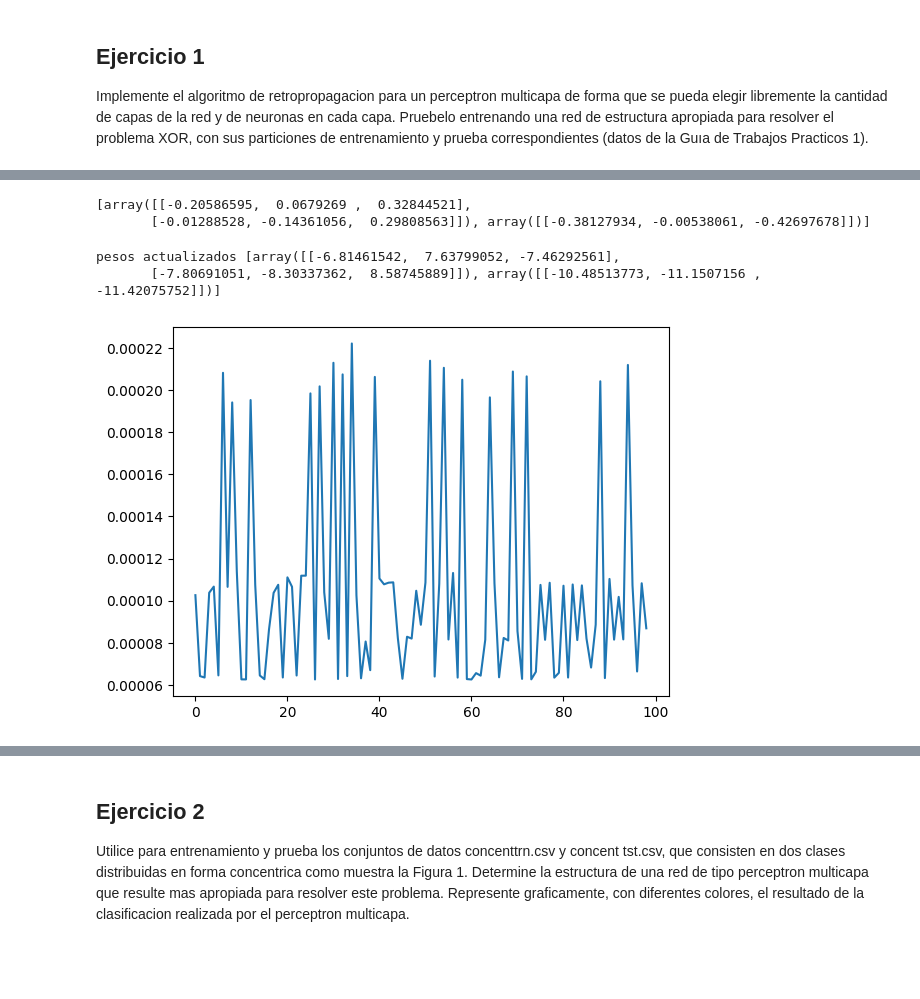
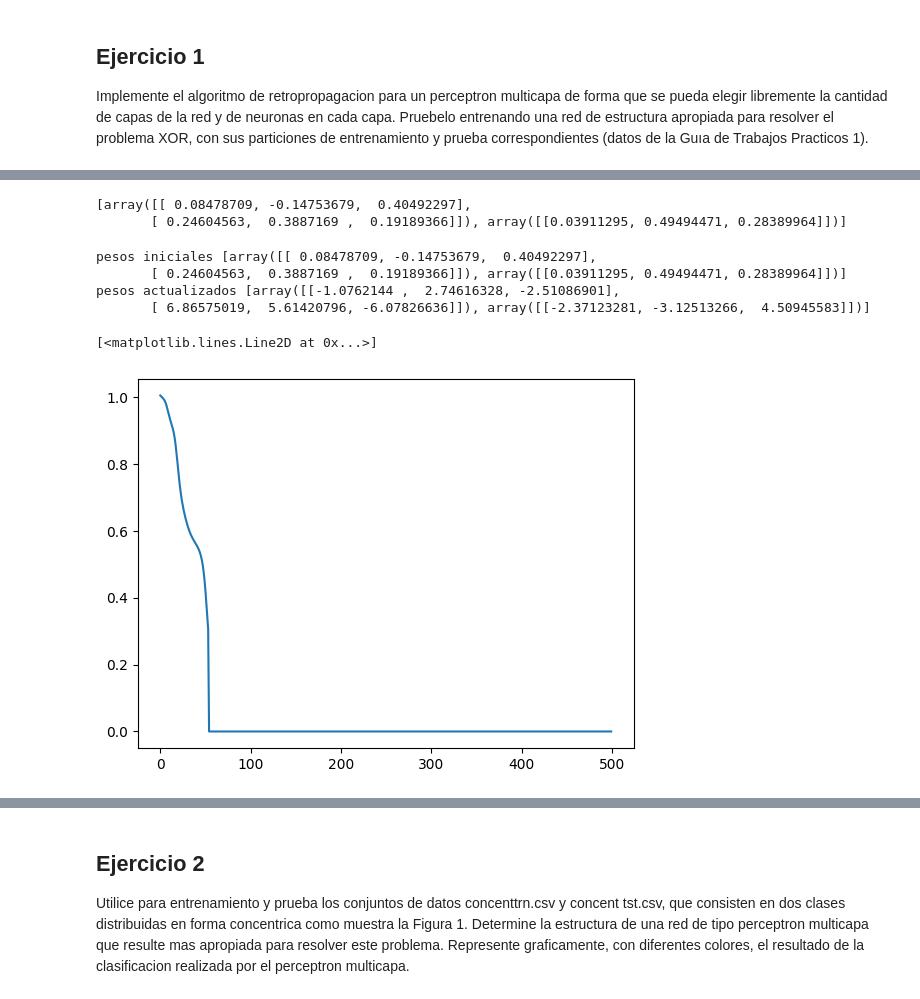
Before and after one commit to aguusandy/ic_2023, a Jupyter notebook: inteligencia_guia2.ipynb, the cells around one changed output, grey strips where cells are left out. Cells and saved outputs as stored; diff of their text form; code cells hidden in the pictures; blank space fills up the shorter version.

```diff
--- a/inteligencia_guia2.ipynb
+++ b/inteligencia_guia2.ipynb
@@ -21,13 +29,13 @@ red_size = [2,1]
 # %%
 # defino la matriz de pesos
 pesos_ej1 = []
-pesos_ej1.append(np.random.rand(red_size[0],len(datos_entrenamiento[0]-1))-0.5)
+pesos_ej1.append(np.random.rand(red_size[0],len(datos_entrenamiento[0]))-0.5)
 for i in np.arange(1,len(red_size)):
   pesos_ej1.append(np.random.rand(red_size[i],red_size[i-1]+1)-0.5)
 print(pesos_ej1)
 # %% [output]
-[array([[-0.20586595,  0.0679269 ,  0.32844521],
-       [-0.01288528, -0.14361056,  0.29808563]]), array([[-0.38127934, -0.00538061, -0.42697678]])]
+[array([[ 0.08478709, -0.14753679,  0.40492297],
+       [ 0.24604563,  0.3887169 ,  0.19189366]]), array([[0.03911295, 0.49494471, 0.28389964]])]
 # %%
 def sigmoid(x,a):
   return (2 / (1 + np.exp(-x*a))) - 1
@@ -120,45 +102,51 @@ def actualizo_pesos(deltas,entradas,salidas,pesos,eta,red_size):
 # %%
 # entrenamiento
 def entrenar_red(epocas_max,datos,pesos,eta,red_size,a):
-  epoca = 0; errores_v = [];
+  epoca = 0; errores_epocas = np.zeros(epocas_max); cant_datos = len(datos)
   while (epoca < epocas_max):
-    for i in np.arange(0,len(datos)):
+    for i in np.arange(0,cant_datos):
       patron_i = datos[i]
-      entradas = np.array(patron_i[0:len(patron_i)-1])
-      yd = [patron_i[len(patron_i)-1]]
+      entradas = np.array(patron_i[:-1]) # devuelve el vector sin el ultimo elemento
+      yd = [patron_i[-1]] # deuelve el ultimo elemento
       y = propagacion_adelante(entradas,pesos,red_size,a)
-      if( calculo_error(yd,y[len(y)-1]) != 0 ):
-        deltas = propagacion_atras( y,yd,pesos,red_size )
-        actualizo_pesos(deltas,entradas,y,pesos,eta,red_size)
+      #if( calculo_error(yd,y[len(y)-1]) != 0 ):
+      deltas = propagacion_atras( y,yd,pesos,red_size )
+      pesos = actualizo_pesos(deltas,entradas,y,pesos,eta,red_size)
     # evaluo desempeño
-    contador_error = 0;  errores_epoca = [];
-    for i in np.arange(0,len(datos)):
+    contador_error = 0; suma = 0
+    for i in np.arange(0,cant_datos):
       patron_i = datos[i]
-      entradas = np.array(patron_i[0:len(patron_i)-1])
-      yd = [patron_i[len(patron_i)-1]]
+      entradas = np.array(patron_i[:-1])
+      yd = [patron_i[-1]]
       y = propagacion_adelante(entradas,pesos,red_size,a)
-      error = calculo_error(yd,y[len(y)-1])
-      if( error != 0):
+      error = calculo_error(yd,y[-1])
+      suma+=error
+      y_final = y[-1][0]
+      y_final = np.sign(y_final)
+      if y_final != yd[0]:
         contador_error+=1
-        errores_epoca.append(error)
-    if ( contador_error/len(datos) < 0.01):
+    #print("contador e ",contador_error)
+    if ( contador_error/cant_datos < 0.01):
       break
-    errores_v.append(errores_epoca)
+    errores_epocas[epoca] = suma/cant_datos
     epoca+=1
-  return errores_v
+  return errores_epocas
 # %%
 import matplotlib.pyplot as plt
-
-errores_v = entrenar_red(500,datos_ej1,pesos_ej1,0.1,red_size,0.5)
+print('pesos iniciales',pesos_ej1)
+errores_epocas = entrenar_red(500,datos_ej1,pesos_ej1,0.05,red_size,0.5)
 
 print('pesos actualizados',pesos_ej1)
 #print(errores_v[len(errores_v)-1])
-plt.plot(errores_v[len(errores_v)-1])
-plt.show()
+#print(errores_epocas)
+plt.plot(errores_epocas)
 # %% [output]
-pesos actualizados [array([[-6.81461542,  7.63799052, -7.46292561],
-       [-7.80691051, -8.30337362,  8.58745889]]), array([[-10.48513773, -11.1507156 , -11.42075752]])]
+pesos iniciales [array([[ 0.08478709, -0.14753679,  0.40492297],
+       [ 0.24604563,  0.3887169 ,  0.19189366]]), array([[0.03911295, 0.49494471, 0.28389964]])]
+pesos actualizados [array([[-1.0762144 ,  2.74616328, -2.51086901],
+       [ 6.86575019,  5.61420796, -6.07826636]]), array([[-2.37123281, -3.12513266,  4.50945583]])]
+[<matplotlib.lines.Line2D at 0x...>]
-[figure, old version]
+[figure, new version]
 # %%
 # cargamos los datos de prueba
 import numpy as np
```
Also changed, not shown: parts of 25 cells of this notebook.
